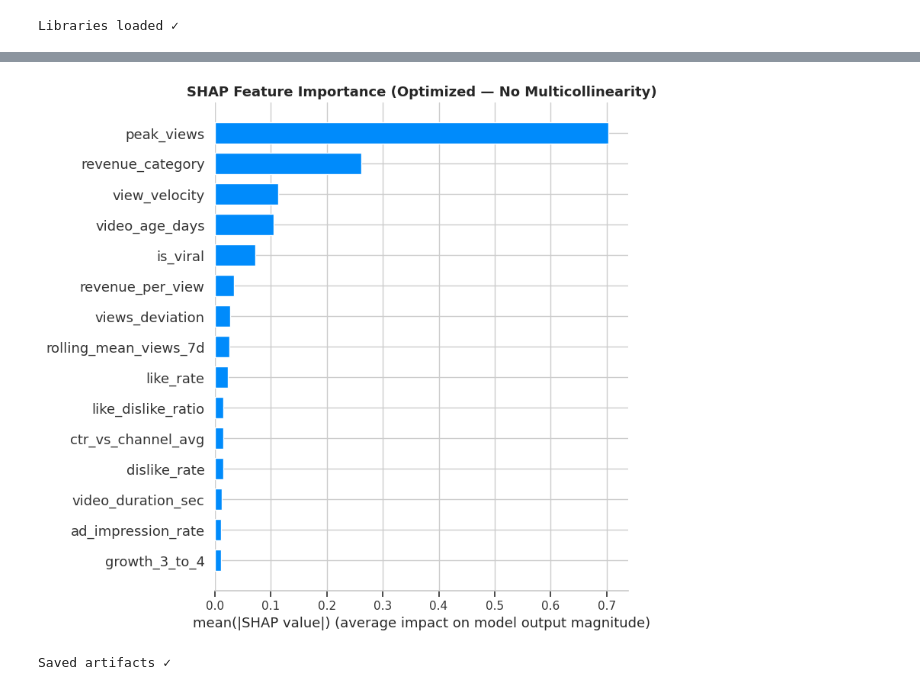
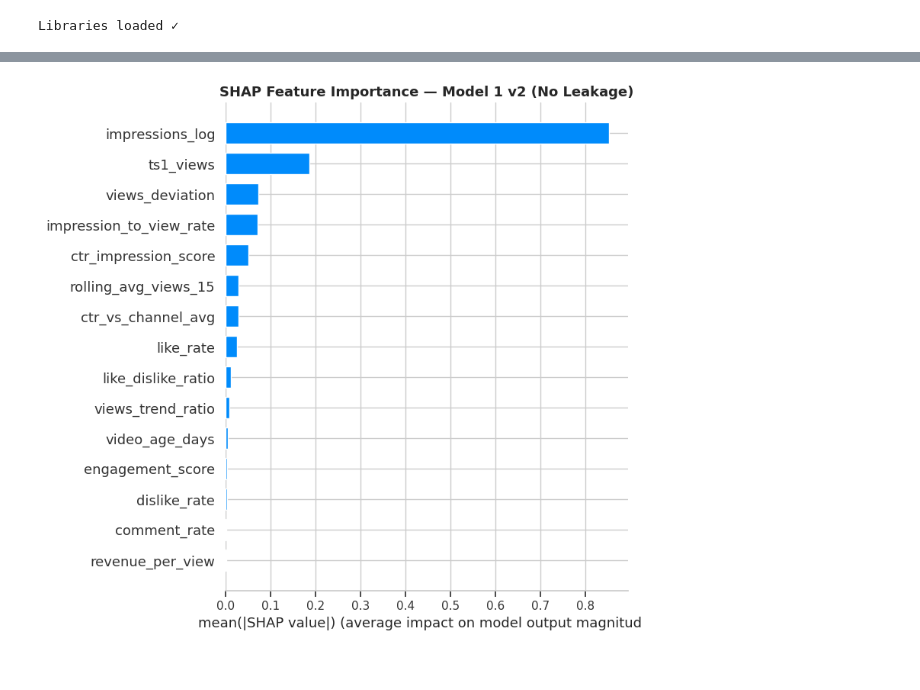
Before and after one commit to xafiertect/wrappyt, a Jupyter notebook: notebooks/modelling/08_model1_regression_views.ipynb, the cells around one changed output, grey strips where cells are left out. Drawn from its saved outputs; the diff is of its cells as text; code cells hidden in the pictures.

```diff
--- a/notebooks/modelling/08_model1_regression_views.ipynb
+++ b/notebooks/modelling/08_model1_regression_views.ipynb
@@ -54,0 +27,13 @@ Shape asal: (2355, 56)
+# %%
+# ── 1. LOAD DATA & MERGE TS1/TS2/TS4 FROM ABIS_CLEANING ──────────────────────
+fm = pd.read_csv('../../data/processed/features_merged.csv')
+abis = pd.read_csv('../../data/cleaned/abis_cleaning.csv')[[
+    'video_id', 'ts1_views', 'ts2_views', 'ts4_views', 'penayangan_tak_dilewati'
+]]
+
+df = fm.merge(abis, on='video_id', how='inner').dropna(
+    subset=['ts1_views', 'ts2_views', 'ts4_views', 'penayangan_tak_dilewati']
+).reset_index(drop=True)
+
+print(f'Shape setelah merge: {df.shape}')
+print(f'ts1_views describe: mean={df["ts1_views"].mean():.0f}, median={df["ts1_views"].median():.0f}')
@@ -139,0 +116,18 @@ m_test  = metrics(y_test,  y_pred_test,  'TEST ')
+# %%
+# ── 4. TRAIN/TEST SPLIT KRONOLOGIS 80/20 ─────────────────────────────────────
+split_idx = int(len(df) * 0.80)
+X_train, X_test = X.iloc[:split_idx], X.iloc[split_idx:]
+
+# Siapkan 3 target: short (ts2), medium (ts4), long (penayangan_tak_dilewati)
+y_short  = np.log1p(df['ts2_views'])
+y_medium = np.log1p(df['ts4_views'])
+y_long   = np.log1p(df['penayangan_tak_dilewati'])
+
+for name, y in [('SHORT (ts2)', y_short), ('MEDIUM (ts4)', y_medium), ('LONG (penayangan)', y_long)]:
+    print(f'{name}: train={split_idx} test={len(df)-split_idx}')
+
+# Scaler (XGBoost tidak butuh scaling, tapi disimpan untuk konsistensi pipeline)
+scaler_m1 = StandardScaler()
+X_train_sc = scaler_m1.fit_transform(X_train)
+X_test_sc  = scaler_m1.transform(X_test)
+print('\nScaler fitted ✓')
@@ -175,24 +276,13 @@ CV Mean MAPE: 13.40%
 # %%
-# ── 7. SHAP FEATURE IMPORTANCE ────────────────────────────────────────────────
-explainer   = shap.TreeExplainer(xgb)
-shap_values = explainer.shap_values(X_test)
+# ── 9. SHAP FEATURE IMPORTANCE (MODEL LONG) ──────────────────────────────────
+explainer   = shap.TreeExplainer(model_long)
+shap_values = explainer.shap_values(X_test_sc)
 
 plt.figure(figsize=(10, 6))
-shap.summary_plot(shap_values, X_test, plot_type='bar', max_display=15, show=False)
-plt.title('SHAP Feature Importance (Optimized — No Multicollinearity)', fontsize=13, fontweight='bold')
+shap.summary_plot(shap_values, X_test, feature_names=SELECTED_FEATURES, plot_type='bar', max_display=15, show=False)
+plt.title('SHAP Feature Importance — Model 1 v2 (No Leakage)', fontsize=13, fontweight='bold')
 plt.tight_layout()
+plt.savefig('../../data/processed/model1_v2_shap.png', dpi=120, bbox_inches='tight')
 plt.show()
 # %% [output]
-[figure, old version]
+[figure, new version]
-# %%
-# ── 8. SIMPAN MODEL ──────────────────────────────────────────────────────────
-os.makedirs('../../backend/models', exist_ok=True)
-joblib.dump(xgb, '../../backend/models/model1_xgboost_regression.pkl')
-joblib.dump(SELECTED_FEATURES, '../../backend/models/model1_selected_features.pkl')
-
-output_df = df.iloc[split_idx:][['video_id','views']].copy()
-output_df['views_predicted'] = np.clip(np.expm1(y_pred_test), 0, None).astype(int)
-output_df.to_csv('../../data/processed/model_output_regression.csv', index=False)
-print("Saved artifacts ✓")
-# %% [output]
-Saved artifacts ✓
```
Also changed, not shown: parts of 18 cells of this notebook, 29 other files.
